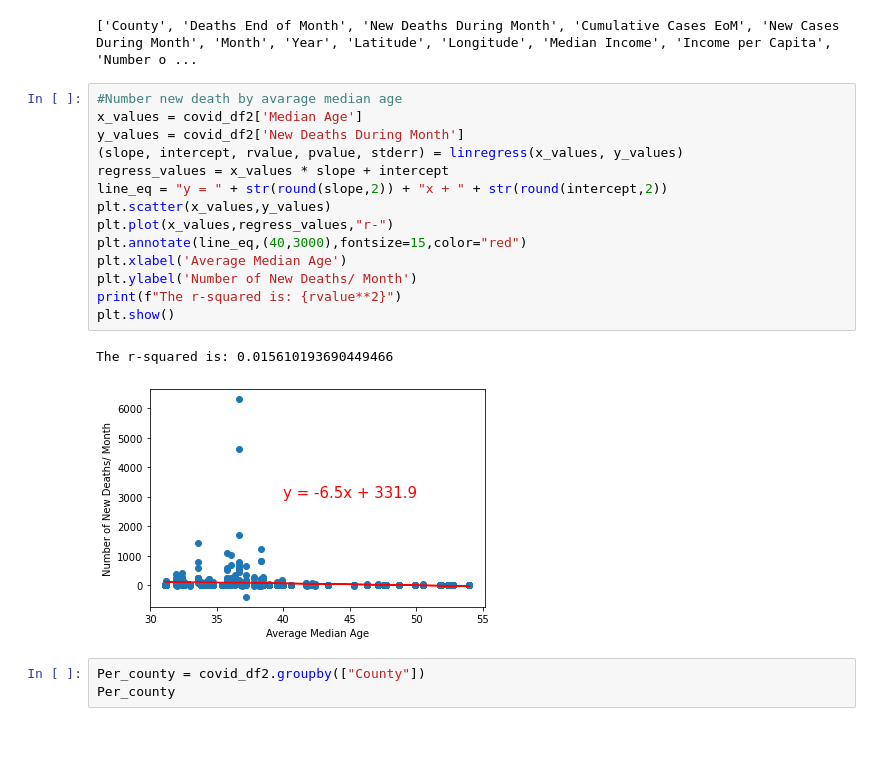
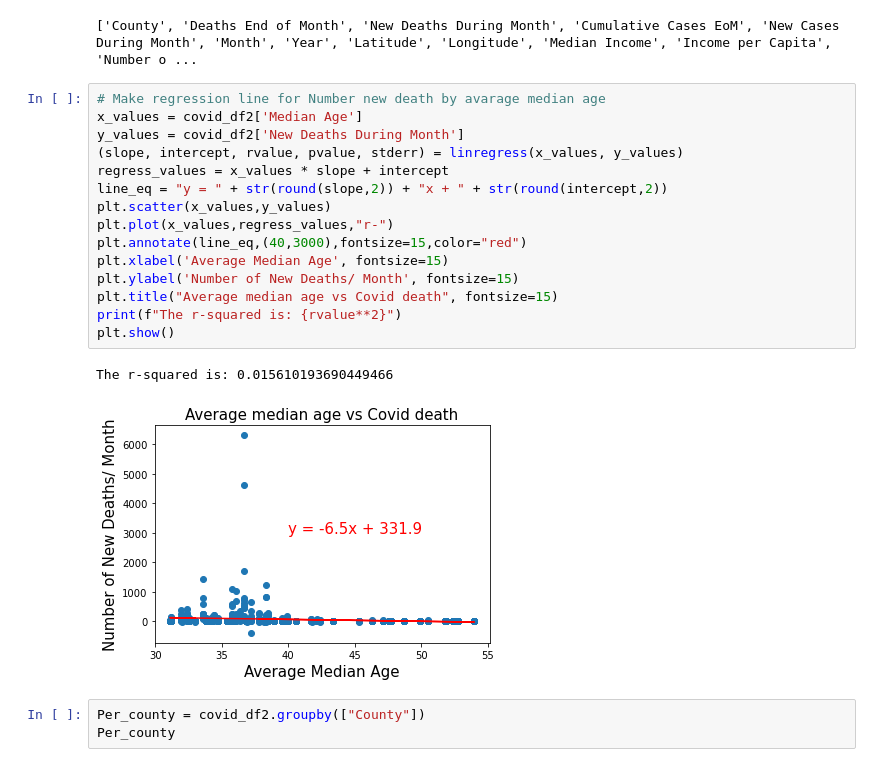
Before and after one commit to kachee42/Project-1, a Jupyter notebook: Project_1bk.ipynb, the cells around one changed output. Saved outputs shown, nothing was run; the diff lists cells and outputs as text; blank space fills up the shorter version.

```diff
--- a/Project_1bk.ipynb
+++ b/Project_1bk.ipynb
@@ -111,22 +109,23 @@ print(covid_df2.columns.tolist())
 # %% [output]
 ['County', 'Deaths End of Month', 'New Deaths During Month', 'Cumulative Cases EoM', 'New Cases During Month', 'Month', 'Year', 'Latitude', 'Longitude', 'Median Income', 'Income per Capita', 'Number o ...
 # %%
-#Number new death by avarage median age
+# Make regression line for Number new death by avarage median age
 x_values = covid_df2['Median Age']
 y_values = covid_df2['New Deaths During Month']
 (slope, intercept, rvalue, pvalue, stderr) = linregress(x_values, y_values)
 regress_values = x_values * slope + intercept
 line_eq = "y = " + str(round(slope,2)) + "x + " + str(round(intercept,2))
 plt.scatter(x_values,y_values)
 plt.plot(x_values,regress_values,"r-")
 plt.annotate(line_eq,(40,3000),fontsize=15,color="red")
-plt.xlabel('Average Median Age')
-plt.ylabel('Number of New Deaths/ Month')
+plt.xlabel('Average Median Age', fontsize=15)
+plt.ylabel('Number of New Deaths/ Month', fontsize=15)
+plt.title("Average median age vs Covid death", fontsize=15)
 print(f"The r-squared is: {rvalue**2}")
 plt.show()
 # %% [output]
 The r-squared is: 0.015610193690449466
-[figure, old version]
+[figure, new version]
 # %%
 Per_county = covid_df2.groupby(["County"])
 Per_county
```
Also changed, not shown: parts of 22 cells of this notebook.
